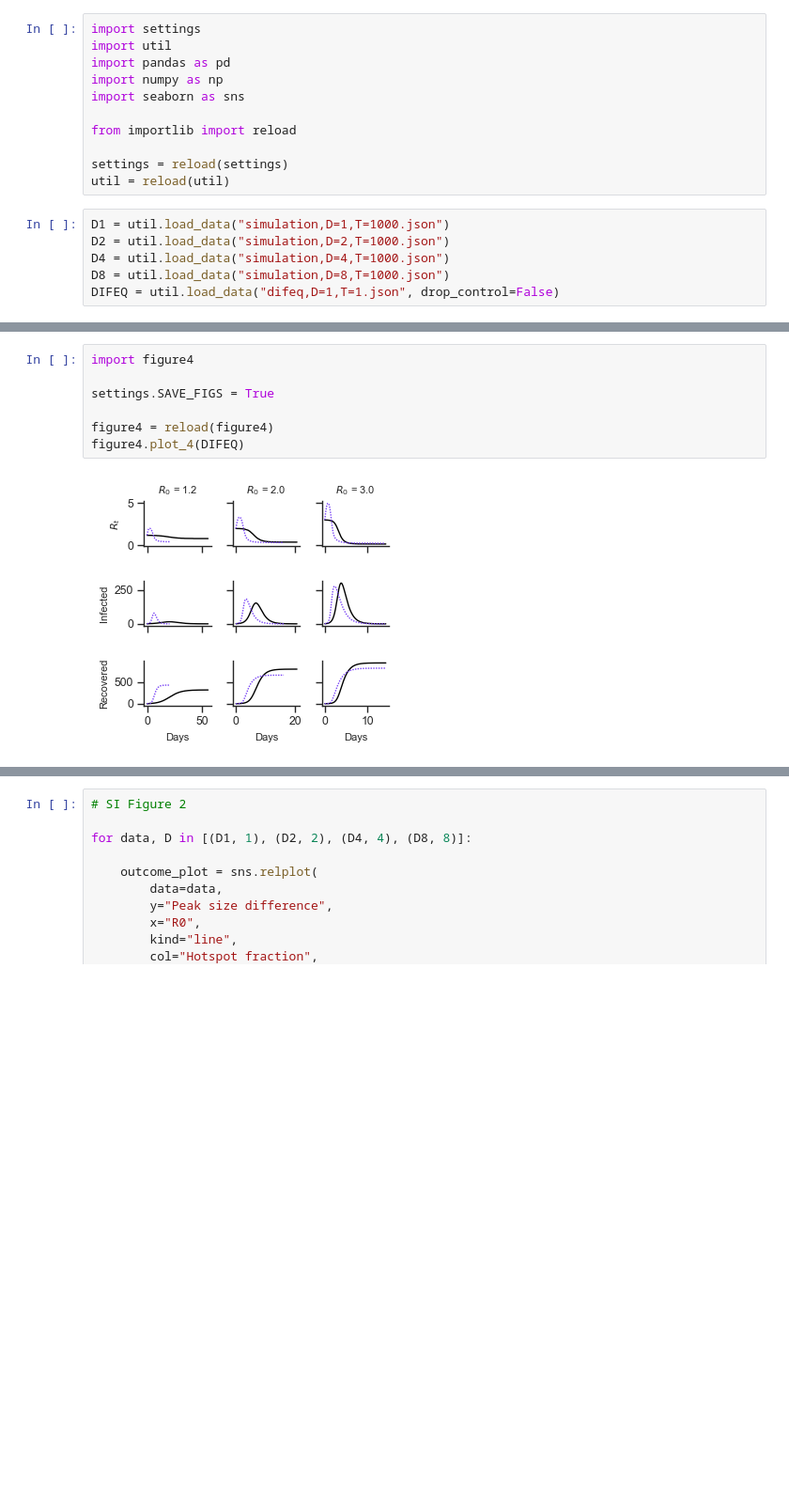
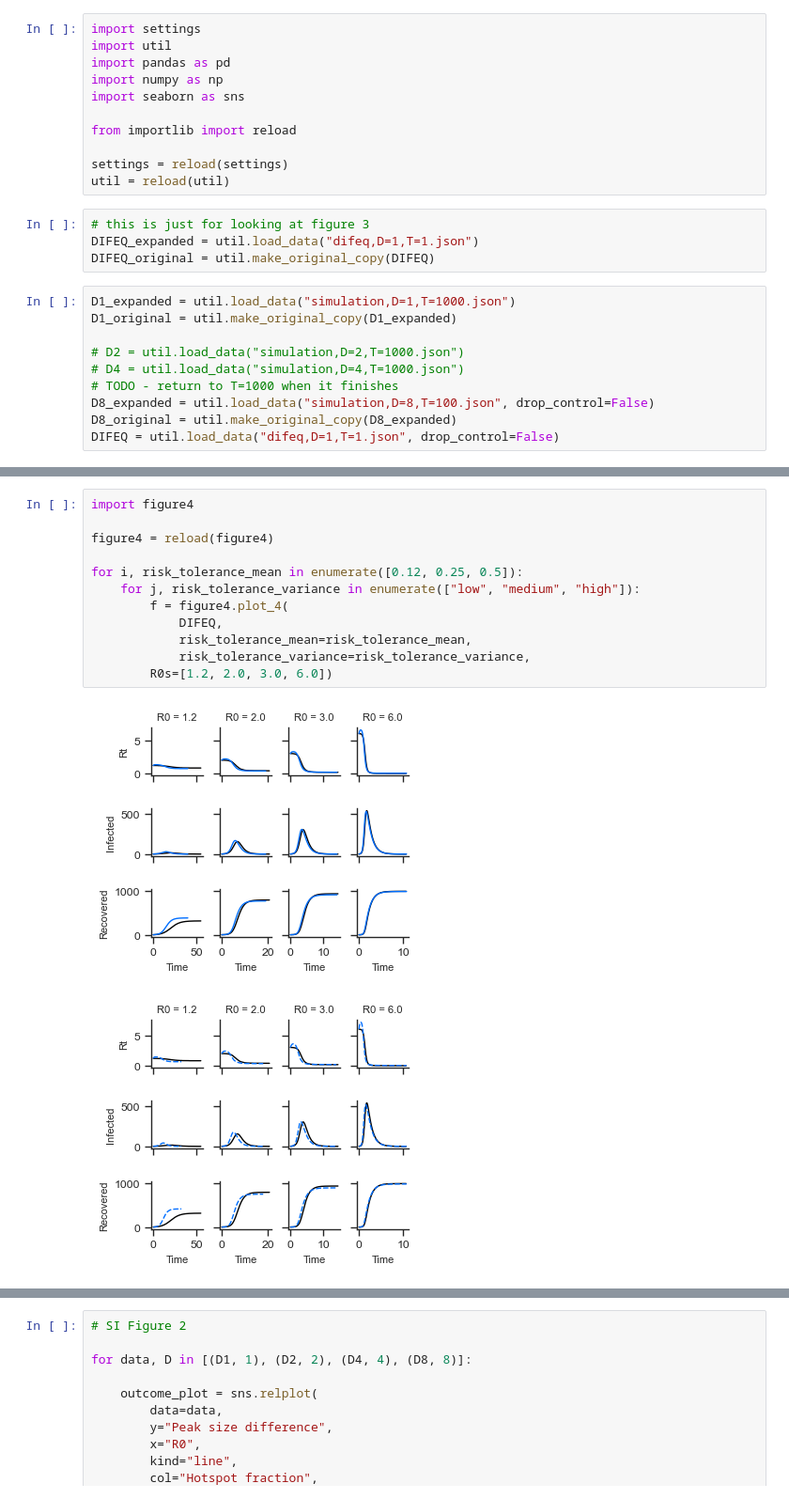
Before and after one commit to brendanwallace/hotspot, a Jupyter notebook: figures/pnas_plots.ipynb, the cells around one changed output, grey strips where cells are left out. Shown at 94% size. Drawn from its saved outputs; the diff is of its cells as text; blank space fills up the shorter version.

```diff
--- a/figures/pnas_plots.ipynb
+++ b/figures/pnas_plots.ipynb
@@ -9,11 +9,19 @@ from importlib import reload
 
 settings = reload(settings)
 util = reload(util)
+# %%
+# this is just for looking at figure 3
+DIFEQ_expanded = util.load_data("difeq,D=1,T=1.json")
+DIFEQ_original = util.make_original_copy(DIFEQ)
 # %%
-D1 = util.load_data("simulation,D=1,T=1000.json")
-D2 = util.load_data("simulation,D=2,T=1000.json")
-D4 = util.load_data("simulation,D=4,T=1000.json")
-D8 = util.load_data("simulation,D=8,T=1000.json")
+D1_expanded = util.load_data("simulation,D=1,T=1000.json")
+D1_original = util.make_original_copy(D1_expanded)
+
+# D2 = util.load_data("simulation,D=2,T=1000.json")
+# D4 = util.load_data("simulation,D=4,T=1000.json")
+# TODO - return to T=1000 when it finishes
+D8_expanded = util.load_data("simulation,D=8,T=100.json", drop_control=False)
+D8_original = util.make_original_copy(D8_expanded)
 DIFEQ = util.load_data("difeq,D=1,T=1.json", drop_control=False)
 # %%
 import figure1
@@ -53,9 +101,15 @@ figure3.plot_3(D8)
 # %%
 import figure4
 
-settings.SAVE_FIGS = True
+figure4 = reload(figure4)
 
-figure4 = reload(figure4)
-figure4.plot_4(DIFEQ)
+for i, risk_tolerance_mean in enumerate([0.12, 0.25, 0.5]):
+    for j, risk_tolerance_variance in enumerate(["low", "medium", "high"]):
+        f = figure4.plot_4(
+            DIFEQ,
+            risk_tolerance_mean=risk_tolerance_mean,
+            risk_tolerance_variance=risk_tolerance_variance,
+        R0s=[1.2, 2.0, 3.0, 6.0])
 # %% [output]
-[figure, old version]
+[figure, new version]
+[figure, added]
```
Also changed, not shown: parts of 10 cells of this notebook, 8 other files.
